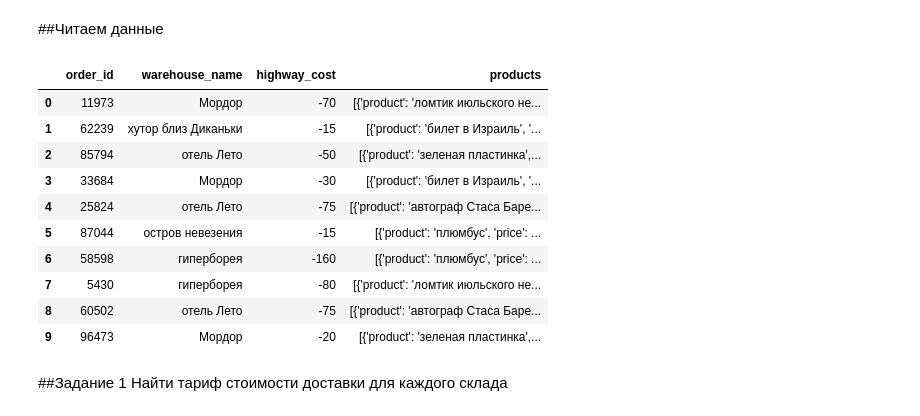
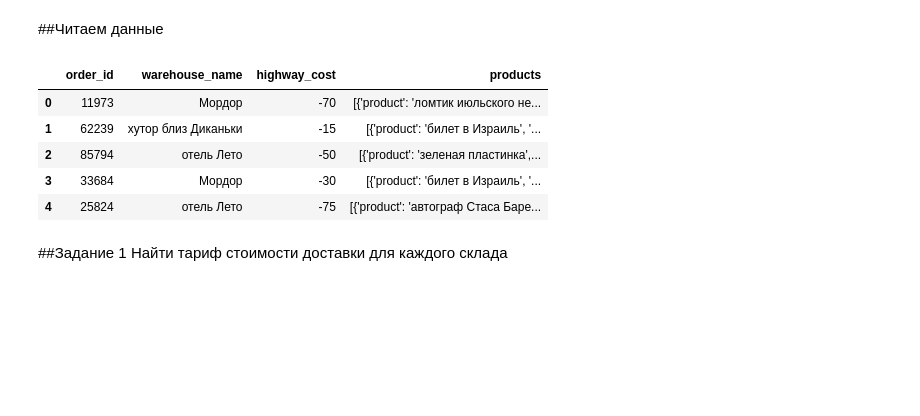
Before and after one commit to julianzim/suppi_trial_task, a Jupyter notebook: suppi_trial_task.ipynb, the cells around one changed output. Saved outputs shown, nothing was run; the diff lists cells and outputs as text; code cells hidden in the pictures; blank space fills up the shorter version.

```diff
--- a/suppi_trial_task.ipynb
+++ b/suppi_trial_task.ipynb
@@ -27,18 +23,13 @@ import json
 # %%
 df = pd.read_json('/content/trial_task.json')
-df.head(10)
+df.head()
 # %% [output]
 |  | order_id | warehouse_name | highway_cost | products |
 | 0 | 11973 | Мордор | -70 | [{'product': 'ломтик июльского не... |
 | 1 | 62239 | хутор близ Диканьки | -15 | [{'product': 'билет в Израиль', '... |
 | 2 | 85794 | отель Лето | -50 | [{'product': 'зеленая пластинка',... |
 | 3 | 33684 | Мордор | -30 | [{'product': 'билет в Израиль', '... |
 | 4 | 25824 | отель Лето | -75 | [{'product': 'автограф Стаса Баре... |
-| 5 | 87044 | остров невезения | -15 | [{'product': 'плюмбус', 'price': ... |
-| 6 | 58598 | гиперборея | -160 | [{'product': 'плюмбус', 'price': ... |
-| 7 | 5430 | гиперборея | -80 | [{'product': 'ломтик июльского не... |
-| 8 | 60502 | отель Лето | -75 | [{'product': 'автограф Стаса Баре... |
-| 9 | 96473 | Мордор | -20 | [{'product': 'зеленая пластинка',... |
 # %% [markdown]
 ##Задание 1
 Найти тариф стоимости доставки для каждого склада
```
Also changed, not shown: parts of 15 cells of this notebook.
